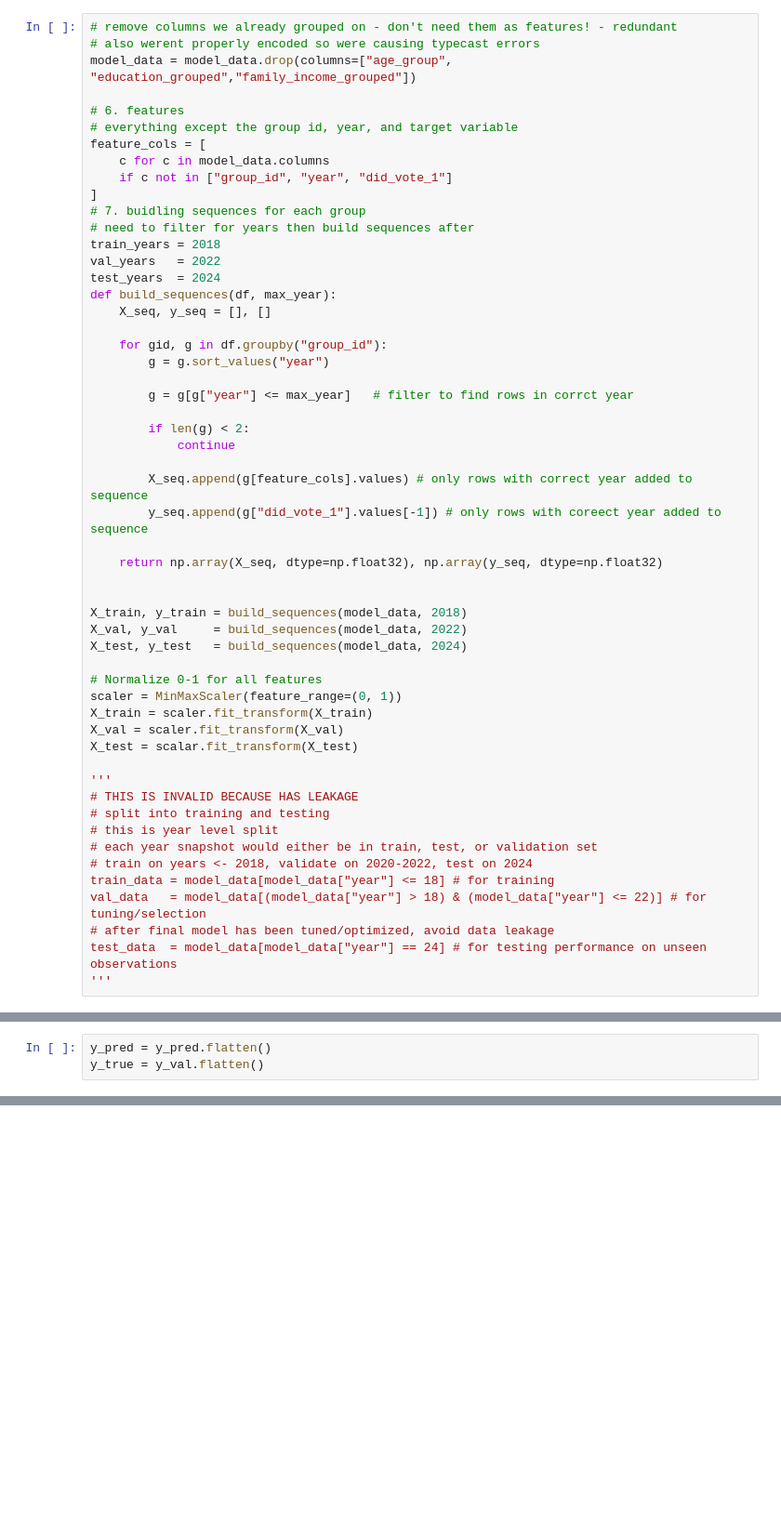
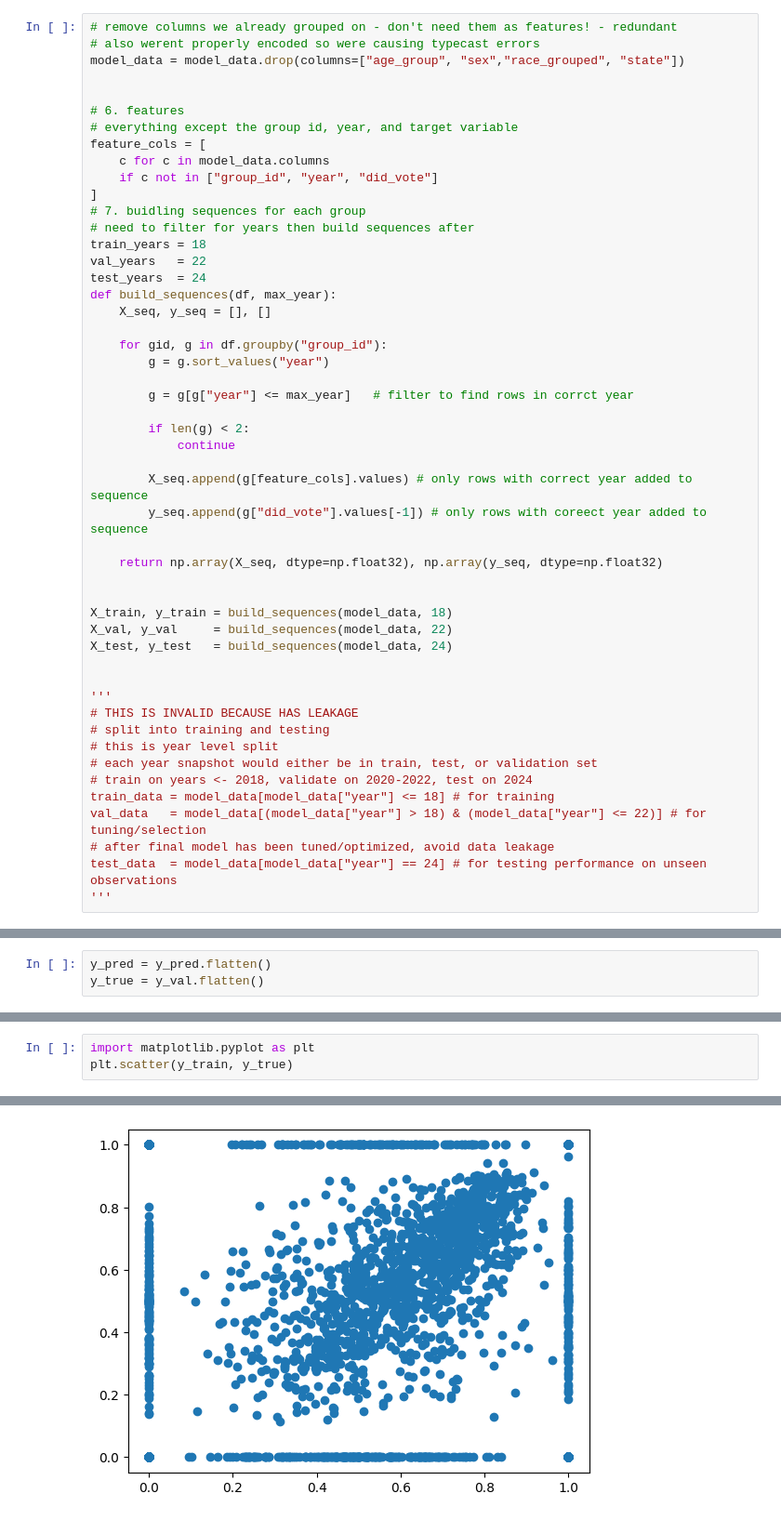
Before and after one commit to ecw70574/US-Census-Voting-and-Registration-DSCI-Capstone-Project, a Jupyter notebook: LSTM-pipeline-and-training.ipynb, the cells around one changed output, grey strips where cells are left out. Shown at 93% size. Saved outputs shown, nothing was run; the diff lists cells and outputs as text; blank space fills up the shorter version.

```diff
--- a/LSTM-pipeline-and-training.ipynb
+++ b/LSTM-pipeline-and-training.ipynb
@@ -133,19 +184,20 @@ model_data.head()
 # %%
 # remove columns we already grouped on - don't need them as features! - redundant
 # also werent properly encoded so were causing typecast errors
-model_data = model_data.drop(columns=["age_group", "education_grouped","family_income_grouped"])
+model_data = model_data.drop(columns=["age_group", "sex","race_grouped", "state"])
+
 
 # 6. features
 # everything except the group id, year, and target variable
 feature_cols = [
     c for c in model_data.columns
-    if c not in ["group_id", "year", "did_vote_1"]
+    if c not in ["group_id", "year", "did_vote"]
 ]
 # 7. buidling sequences for each group
 # need to filter for years then build sequences after
-train_years = 2018
-val_years   = 2022
-test_years  = 2024
+train_years = 18
+val_years   = 22
+test_years  = 24
 def build_sequences(df, max_year):
     X_seq, y_seq = [], []
 
@@ -158,20 +210,15 @@ def build_sequences(df, max_year):
             continue
 
         X_seq.append(g[feature_cols].values) # only rows with correct year added to sequence
-        y_seq.append(g["did_vote_1"].values[-1]) # only rows with coreect year added to sequence
+        y_seq.append(g["did_vote"].values[-1]) # only rows with coreect year added to sequence
 
     return np.array(X_seq, dtype=np.float32), np.array(y_seq, dtype=np.float32)
 
 
-X_train, y_train = build_sequences(model_data, 2018)
-X_val, y_val     = build_sequences(model_data, 2022)
-X_test, y_test   = build_sequences(model_data, 2024)
+X_train, y_train = build_sequences(model_data, 18)
+X_val, y_val     = build_sequences(model_data, 22)
+X_test, y_test   = build_sequences(model_data, 24)
 
-# Normalize 0-1 for all features
-scaler = MinMaxScaler(feature_range=(0, 1))
-X_train = scaler.fit_transform(X_train)
-X_val = scaler.fit_transform(X_val)
-X_test = scalar.fit_transform(X_test)
 
 '''
 # THIS IS INVALID BECAUSE HAS LEAKAGE
@@ -338,0 +378,4 @@ array([0.8633987 , 0.        , 1.        , ..., 0.88299507, 0.8647464 ,
+# %%
+import matplotlib.pyplot as plt
+plt.scatter(y_train, y_true)
+# %% [output]
@@ -338,0 +383 @@ array([0.8633987 , 0.        , 1.        , ..., 0.88299507, 0.8647464 ,
+[figure, added]
```
Also changed, not shown: parts of 28 cells of this notebook.
